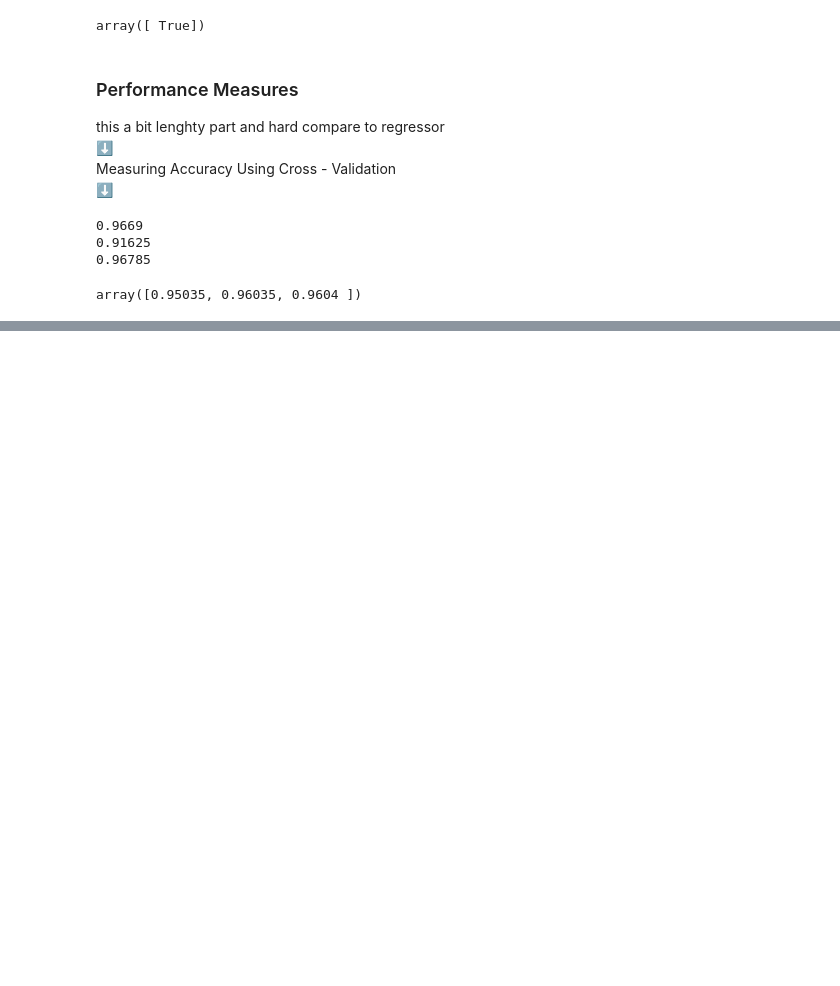
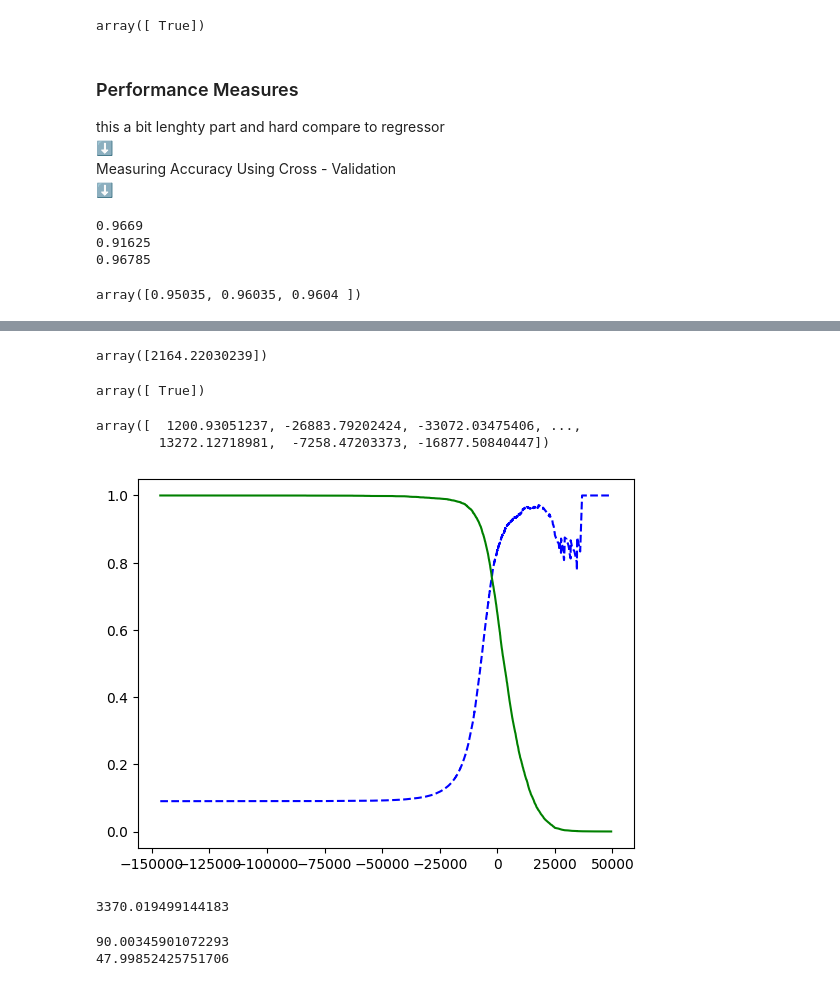
Before and after one commit to Sakshamroy/Hands_on_Ml, a Jupyter notebook: MINST.ipynb, the cells around one changed output, grey strips where cells are left out. Drawn from its saved outputs; the diff is of its cells as text; code cells hidden in the pictures; blank space fills up the shorter version.

```diff
--- a/MINST.ipynb
+++ b/MINST.ipynb
@@ -115,0 +202,60 @@ array([0.95035, 0.96035, 0.9604 ])
+# %%
+#now seting threshold in model for prediction
+y_scores = sgd_clf.decision_function([some_digit])
+y_scores
+#decision_function return score of data point
+#predict() - yes or no
+# %% [output]
+array([2164.22030239])
+# %%
+threshold = 2164
+y_some_digit_pred = (y_scores > threshold)
+y_some_digit_pred
+#threshold = 8000 it show Flase
+#threshold = 2164 it show True
+"""
+Basically, the decision_function give a probability score for given data point that
+how much probality it is 5 or not, so if we set threshold(2164) greater than that it's a
+FALSE  and if we set the threshold lower than that, it's a TRUE so the above code is
+for a particular data point with the image is 5
+"""
+# %% [output]
+array([ True])
+# %%
+#to find right threshold
+y_scores = cross_val_predict(sgd_clf, X_train, y_train_5, cv=3,
+                             method="decision_function")
+#gives score of all instance
+# %%
+y_scores
+# %% [output]
+array([  1200.93051237, -26883.79202424, -33072.03475406, ...,
+        13272.12718981,  -7258.47203373, -16877.50840447])
+# %%
+#now to compute prediction recall curve function for threshold
+from sklearn.metrics import precision_recall_curve
+precisions, recalls, thresholds = precision_recall_curve(y_train_5, y_scores)
+# %%
+#plt diagram
+def plot_precision_recall_vs_threshold(precisions, recalls, thresholds):
+    plt.plot(thresholds, precisions[:-1], "b--", label="Precision")
+    plt.plot(thresholds, recalls[:-1], "g-", label="Recalls")
+    [...]
+plot_precision_recall_vs_threshold(precisions, recalls, thresholds)
+plt.show()
+# %% [output]
+[figure, added]
+# %%
+threshold_90 = thresholds[np.argmax(precisions >= 0.90)]
+threshold_90
+# %% [output]
+3370.019499144183
+# %%
+#for now
+y_train_90 = (y_scores >= threshold_90)
+print(precision_score(y_train_5, y_train_90)*100)
+print(recall_score(y_train_5, y_train_90)*100)
+#very low recall
+# %% [output]
+90.00345901072293
+47.99852425751706
```
Also changed, not shown: parts of 18 cells of this notebook.
